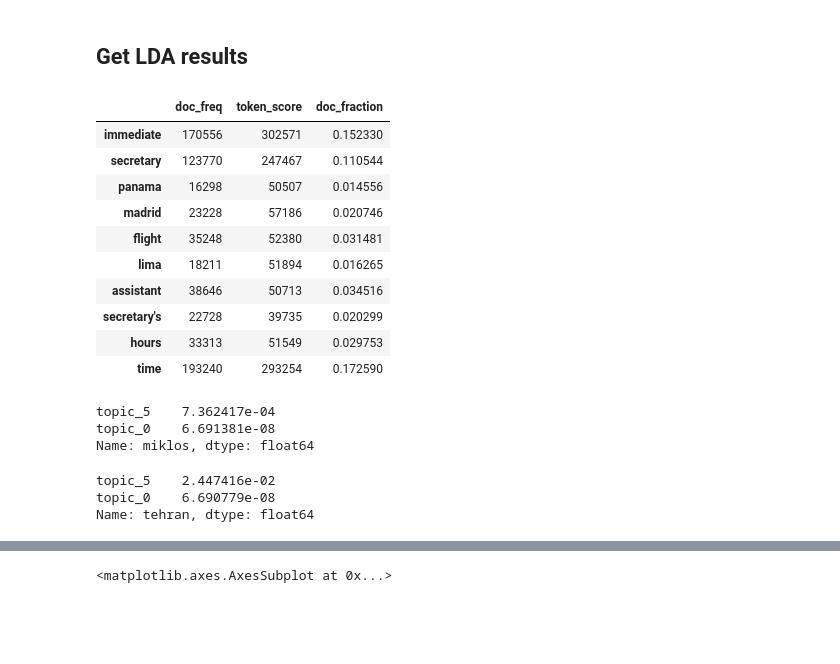
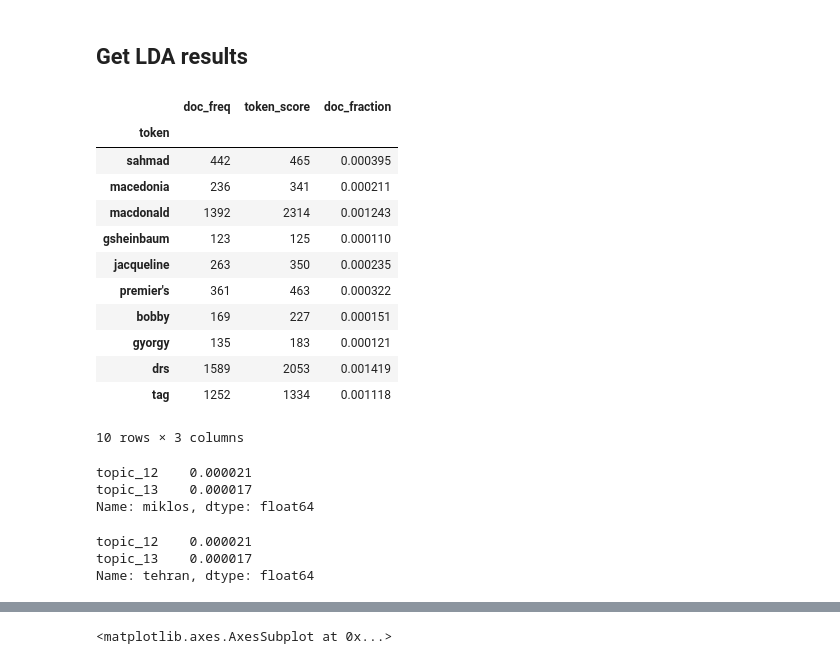
Before and after one commit to darth-cheney/declass, a Jupyter notebook: notebooks/cables-01-daniel.ipynb, the cells around one changed output, grey strips where cells are left out. Drawn from its saved outputs; the diff is of its cells as text; code cells hidden in the pictures; blank space fills up the shorter version.

```diff
--- a/notebooks/cables-01-daniel.ipynb
+++ b/notebooks/cables-01-daniel.ipynb
@@ -172,34 +187,37 @@ All collisions resolved
 # %% [markdown]
 ## Get LDA results
 # %%
-lda = vw_helpers.LDAResults(PROCESSED + '/topics.dat', PROCESSED + '/prediction.dat', 80, PROCESSED + '/sff.pkl')
+lda = vw_helpers.LDAResults(PROCESSED + '/topics.dat',
+                            PROCESSED + '/prediction.dat', PROCESSED + '/sff.pkl')
 # %%
-topic_words = lda.pr_token_g_topic.loc['topic_12'].order(ascending=False).index[:10]
+topic_words = lda.pr_token_g_topic.loc[:,'topic_12'].order(ascending=False).index[:10]
 lda.sfile_frame.loc[topic_words]
 # %% [output]
 |  | doc_freq | token_score | doc_fraction |
-| immediate | 170556 | 302571 | 0.152330 |
-| secretary | 123770 | 247467 | 0.110544 |
-| panama | 16298 | 50507 | 0.014556 |
-| madrid | 23228 | 57186 | 0.020746 |
-| flight | 35248 | 52380 | 0.031481 |
-| lima | 18211 | 51894 | 0.016265 |
-| assistant | 38646 | 50713 | 0.034516 |
-| secretary's | 22728 | 39735 | 0.020299 |
-| hours | 33313 | 51549 | 0.029753 |
-| time | 193240 | 293254 | 0.172590 |
+| token |  |  |  |
+| sahmad | 442 | 465 | 0.000395 |
+| macedonia | 236 | 341 | 0.000211 |
+| macdonald | 1392 | 2314 | 0.001243 |
+| gsheinbaum | 123 | 125 | 0.000110 |
+| jacqueline | 263 | 350 | 0.000235 |
+| premier's | 361 | 463 | 0.000322 |
+| bobby | 169 | 227 | 0.000151 |
+| gyorgy | 135 | 183 | 0.000121 |
+| drs | 1589 | 2053 | 0.001419 |
+| tag | 1252 | 1334 | 0.001118 |
+10 rows × 3 columns
 # %%
 # Miklos topic number
-lda.pr_token_g_topic['miklos'].order(ascending=False).head(2)
+lda.pr_token_g_topic.loc['miklos'].order(ascending=False).head(2)
 # %% [output]
-topic_5    7.362417e-04
-topic_0    6.691381e-08
+topic_12    0.000021
+topic_13    0.000017
 Name: miklos, dtype: float64
 # %%
 # Tehran topic number
-lda.pr_token_g_topic['tehran'].order(ascending=False).head(2)
+lda.pr_token_g_topic.loc['tehran'].order(ascending=False).head(2)
 # %% [output]
-topic_5    2.447416e-02
-topic_0    6.690779e-08
+topic_12    0.000021
+topic_13    0.000017
 Name: tehran, dtype: float64
 # %%
```
Also changed, not shown: parts of 44 cells of this notebook, 1 other file.
